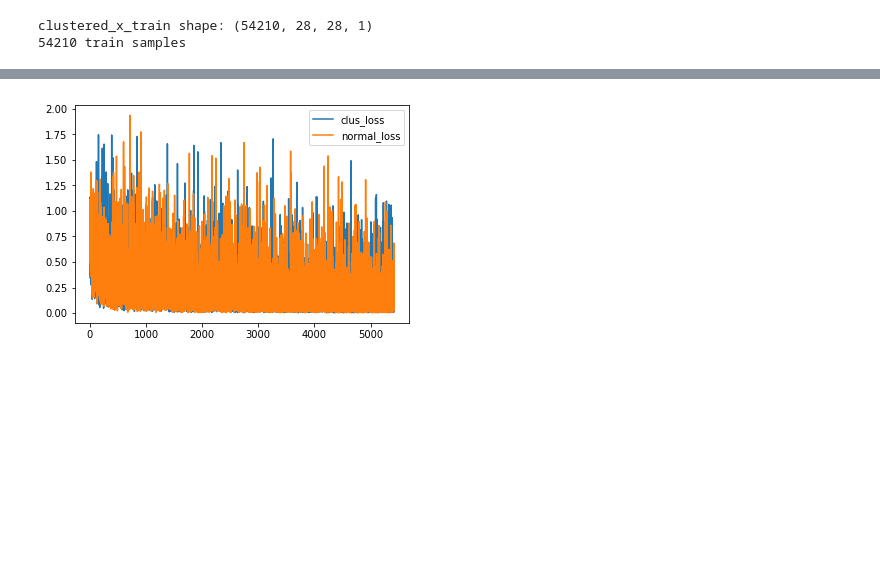
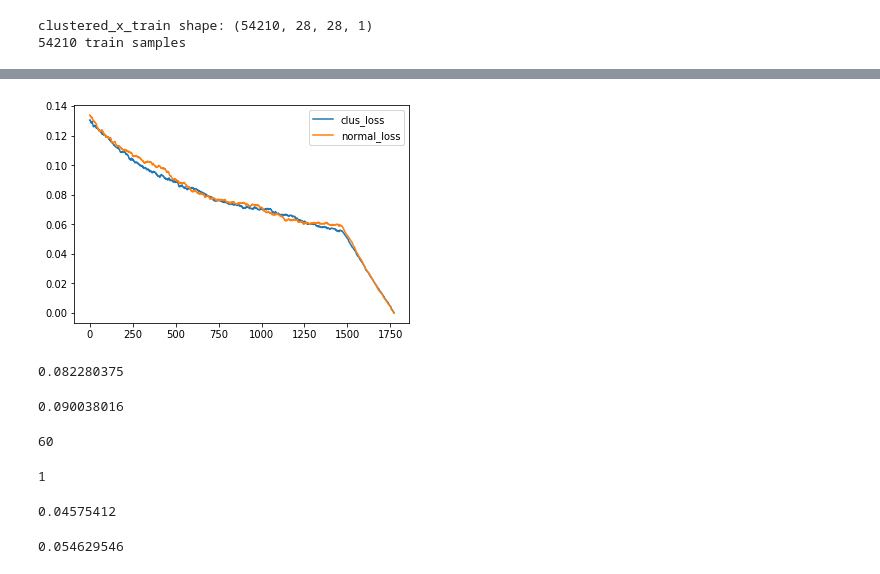
Before and after one commit to zh3036/clusteredGradient, a Jupyter notebook: kerasNotebook/keras.ipynb, the cells around one changed output, grey strips where cells are left out. Cells and saved outputs as stored; diff of their text form; code cells hidden in the pictures; blank space fills up the shorter version.

```diff
--- a/kerasNotebook/keras.ipynb
+++ b/kerasNotebook/keras.ipynb
@@ -596,6 +642,6 @@ batch_size = 10
 
 with tf.device('/gpu:1'):
     clustered_model_his,clustered_batch_his = \
-        train_model(model,clustered_x_train[:datasize],clustered_y_train[:datasize],\
+        train_model_large(model,clustered_x_train[:datasize],clustered_y_train[:datasize],\
                     epochs=epochs,batch_size=batch_size)
 # %% [output]
@@ -604,7 +656,7 @@ Epoch 1/1
 # %%
-
+perm_num = 4
 with tf.device('/gpu:1'):
     normal_model_his,normal_batch_his = \
-        train_model(model,rnd_xs[2][:datasize],rnd_ys[2][:datasize],\
+        train_model_large(model,rnd_xs[perm_num][:datasize],rnd_ys[perm_num][:datasize],\
                     epochs=epochs,batch_size=batch_size)
 # %% [output]
@@ -612,0 +671,8 @@ Epoch 1/1
+# %%
+normal_batch_hises = []
+for perm_num_num in range(20):
+    with tf.device('/gpu:1'):
+        normal_model_his,normal_batch_his = \
+            train_model_large(model,rnd_xs[perm_num][:datasize],rnd_ys[perm_num][:datasize],\
+                        epochs=epochs,batch_size=batch_size)
+        normal_batch_hises.append(normal_batch_his)
@@ -613,12 +697,28 @@ Epoch 1/1
+# %%
+def runningMeanFast(x, N):
+    return np.convolve(x, np.ones((N,))/N)[(N-1):]
 # %%
 
-start=0
+start=400
 end  = 10000
-# plt.plot(loss_list_clus[start:end],label = "clus_loss")
-plt.plot(clustered_batch_his.losses[start:end], label = "clus_loss")
-# plt.plot(loss_list_normal[start:end], label = "normal_loss")
-plt.plot(normal_batch_his.losses[start:end], label= "normal_loss")
+window = 300
+clus_plot = runningMeanFast(clustered_batch_his.losses[start:end],window)
+norm_plot = runningMeanFast(normal_batch_his.losses[start:end],window)
+plt.plot(clus_plot, label = "clus_loss")
+plt.plot(norm_plot, label= "normal_loss")
 plt.legend()
 plt.savefig('Keras_deep_cmpGradient_epo'+str(epochs)+'_batsiz'+str(batch_size)+'.png')
 # %% [output]
-[figure, old version]
+[figure, new version]
+# %%
+np.var(clustered_batch_his.losses[start:end])
+# %% [output]
+0.082280375
+# %%
+np.var(normal_batch_his.losses[start:end])
+# %% [output]
+0.090038016
+# %%
+len(clustered_batch_his.losses)
+# %% [output]
+60
@@ -624,0 +729,12 @@ plt.savefig('Keras_deep_cmpGradient_epo'+str(epochs)+'_batsiz'+str(batch_size)+'
+# %%
+1
+# %% [output]
+1
+# %%
+np.mean([np.mean(i.losses[-10:]) for i in normal_batch_hises])
+# %% [output]
+0.04575412
+# %%
+np.mean(clustered_batch_his.losses[-10:])
+# %% [output]
+0.054629546
```
Also changed, not shown: parts of 35 cells of this notebook, 9 other files.
